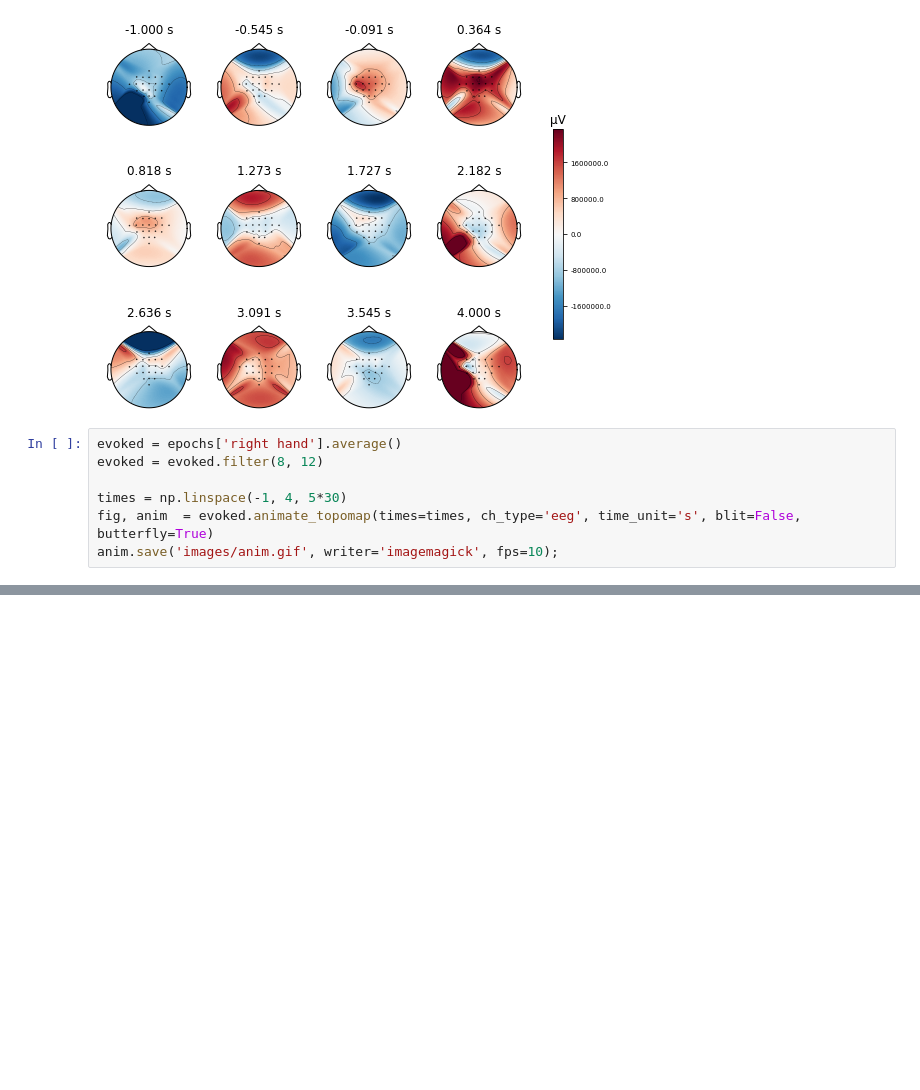
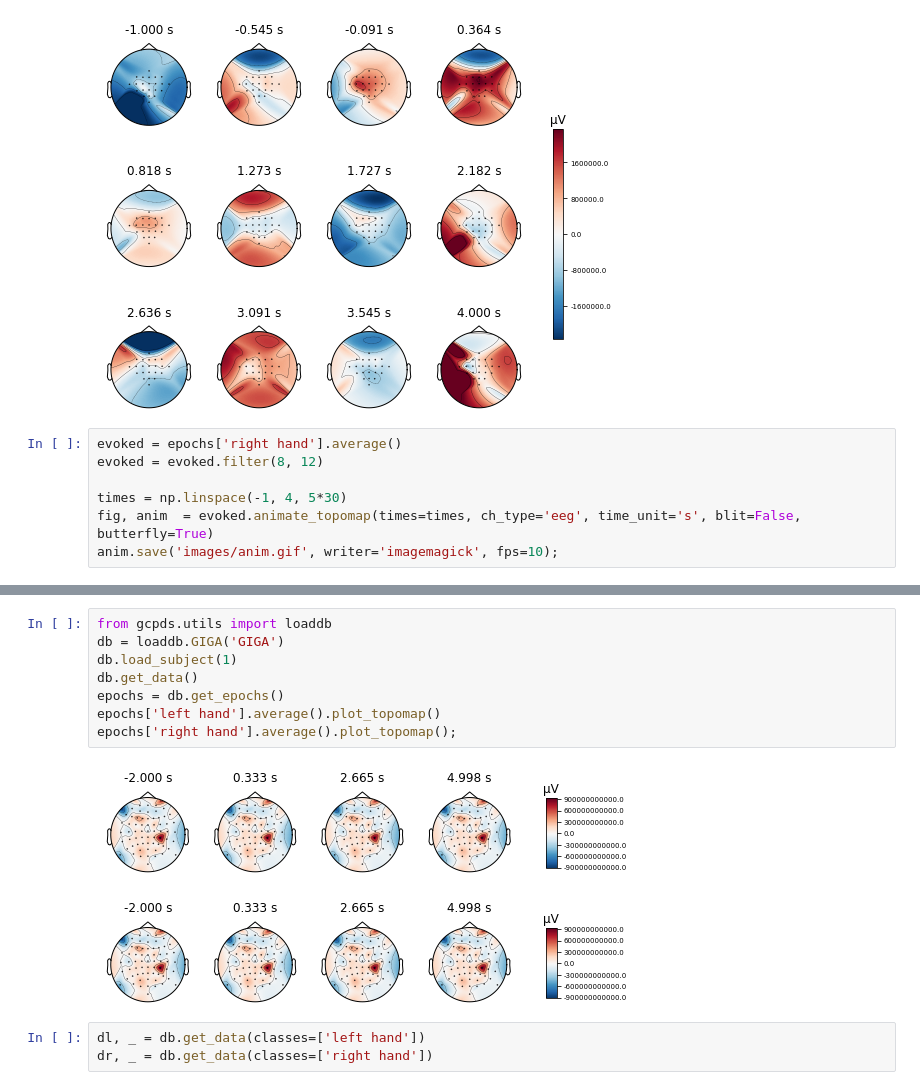
Before and after one commit to UN-GCPDS/python-gcpds.utils, a Jupyter notebook: docs/source/notebooks/04-mne_integrations.ipynb, the cells around one changed output, grey strips where cells are left out. Saved outputs shown, nothing was run; the diff lists cells and outputs as text; blank space fills up the shorter version.

Commit message:
Update GIGA for 4 classes

```diff
--- a/docs/source/notebooks/04-mne_integrations.ipynb
+++ b/docs/source/notebooks/04-mne_integrations.ipynb
@@ -63,3 +63,17 @@ fig, anim  = evoked.animate_topomap(times=times, ch_type='eeg', time_unit='s', b
 anim.save('images/anim.gif', writer='imagemagick', fps=10);
 # %% [markdown]
 ![](images/anim.gif)
+# %%
+from gcpds.utils import loaddb
+db = loaddb.GIGA('GIGA')
+db.load_subject(1)
+db.get_data()
+epochs = db.get_epochs()
+epochs['left hand'].average().plot_topomap()
+epochs['right hand'].average().plot_topomap();
+# %% [output]
+[figure, added]
+[figure, added]
+# %%
+dl, _ = db.get_data(classes=['left hand'])
+dr, _ = db.get_data(classes=['right hand'])
```
Also changed, not shown: parts of 1 cell of this notebook, 17 other files.
